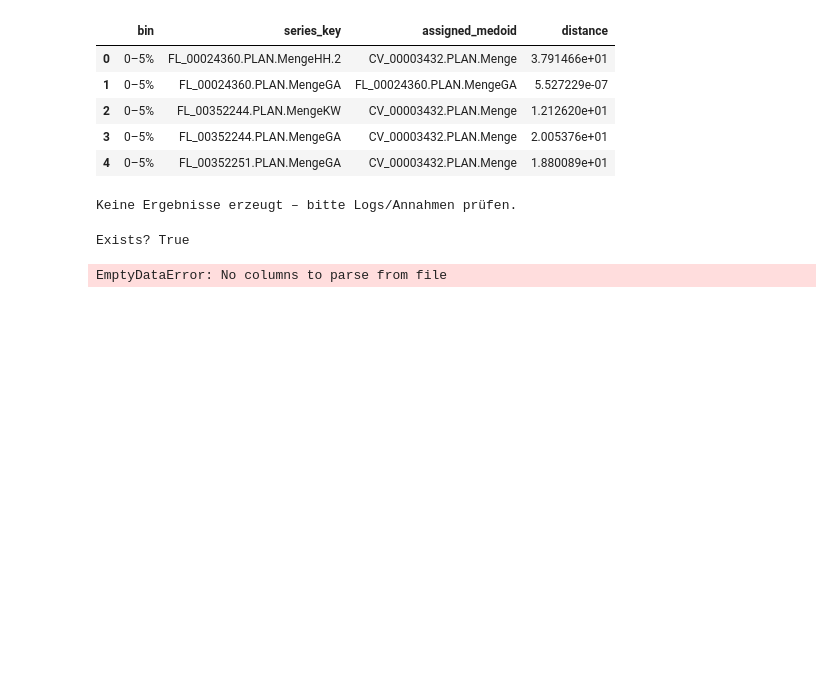
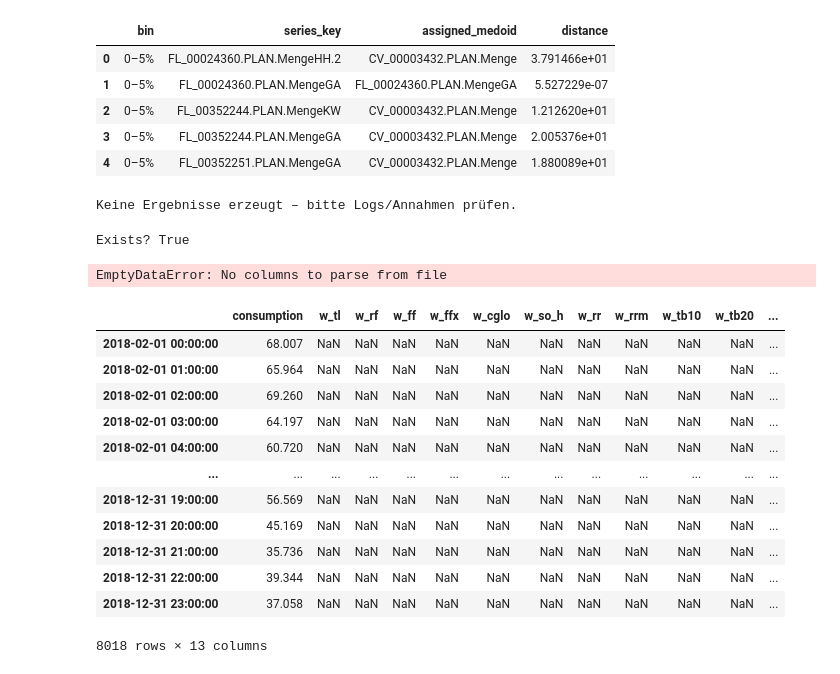
Before and after one commit to johannesgl4d0s/ersatzwerte_project, a Jupyter notebook: notebooks/13_test_models.ipynb, the cells around one changed output. Drawn from its saved outputs; the diff is of its cells as text; code cells hidden in the pictures; blank space fills up the shorter version.

```diff
--- a/notebooks/13_test_models.ipynb
+++ b/notebooks/13_test_models.ipynb
@@ -361,0 +412,23 @@ EmptyDataError: No columns to parse from file
+# %%
+series_key = "FL_00352251.PLAN.MengeGA"
+df_raw = series_by_bin_loaded['0–5%'][series_key]
+# alle exogenen, die du erwartest (z.B. minimaler_rmse ohne Target)
+exog_cols = ['w_tl','w_rf','w_ff','w_ffx','w_cglo','w_so_h','w_rr','w_tb10','w_tb20','CEGHIX', 'TRP_NCG']
+
+df = prepare_series_for_imputation(df_raw, target_col="consumption", exog_cols=exog_cols, freq="h")
+# %%
+series_by_bin_loaded['0–5%'][series_key][series_by_bin_loaded['0–5%'][series_key].isna().any(axis=1)]
+# %% [output]
+|  | consumption | w_tl | w_rf | w_ff | w_ffx | w_cglo | w_so_h | w_rr | w_rrm | w_tb10 | w_tb20 | ... |
+| 2018-02-01 00:00:00 | 68.007 | NaN | NaN | NaN | NaN | NaN | NaN | NaN | NaN | NaN | NaN | ... |
+| 2018-02-01 01:00:00 | 65.964 | NaN | NaN | NaN | NaN | NaN | NaN | NaN | NaN | NaN | NaN | ... |
+| 2018-02-01 02:00:00 | 69.260 | NaN | NaN | NaN | NaN | NaN | NaN | NaN | NaN | NaN | NaN | ... |
+| 2018-02-01 03:00:00 | 64.197 | NaN | NaN | NaN | NaN | NaN | NaN | NaN | NaN | NaN | NaN | ... |
+| 2018-02-01 04:00:00 | 60.720 | NaN | NaN | NaN | NaN | NaN | NaN | NaN | NaN | NaN | NaN | ... |
+| ... | ... | ... | ... | ... | ... | ... | ... | ... | ... | ... | ... | ... |
+| 2018-12-31 19:00:00 | 56.569 | NaN | NaN | NaN | NaN | NaN | NaN | NaN | NaN | NaN | NaN | ... |
+| 2018-12-31 20:00:00 | 45.169 | NaN | NaN | NaN | NaN | NaN | NaN | NaN | NaN | NaN | NaN | ... |
+| 2018-12-31 21:00:00 | 35.736 | NaN | NaN | NaN | NaN | NaN | NaN | NaN | NaN | NaN | NaN | ... |
+| 2018-12-31 22:00:00 | 39.344 | NaN | NaN | NaN | NaN | NaN | NaN | NaN | NaN | NaN | NaN | ... |
+| 2018-12-31 23:00:00 | 37.058 | NaN | NaN | NaN | NaN | NaN | NaN | NaN | NaN | NaN | NaN | ... |
+8018 rows × 13 columns
```
Also changed, not shown: parts of 3 cells of this notebook, 3 other files.
